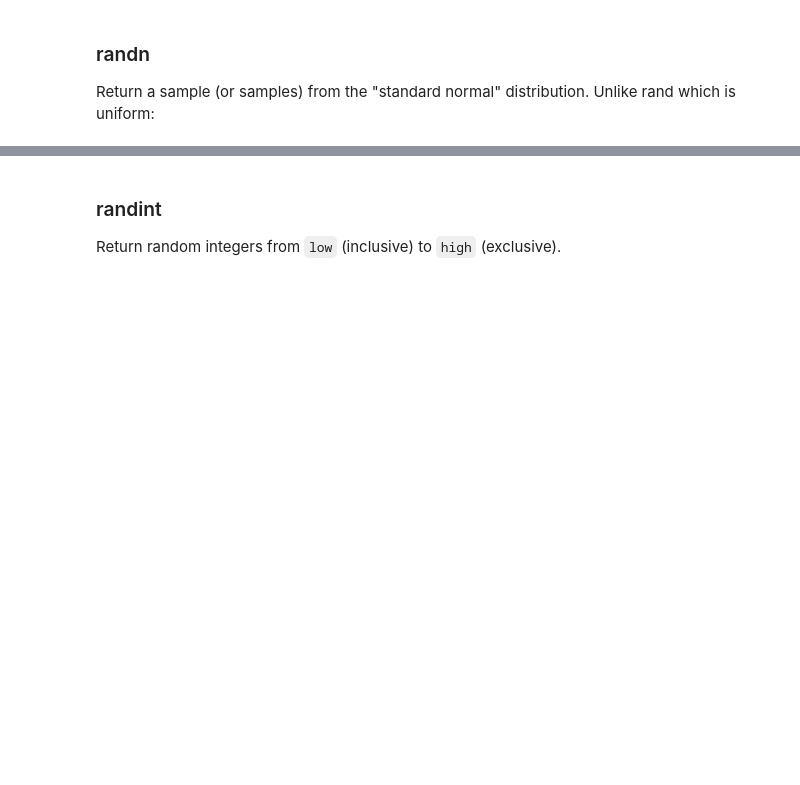
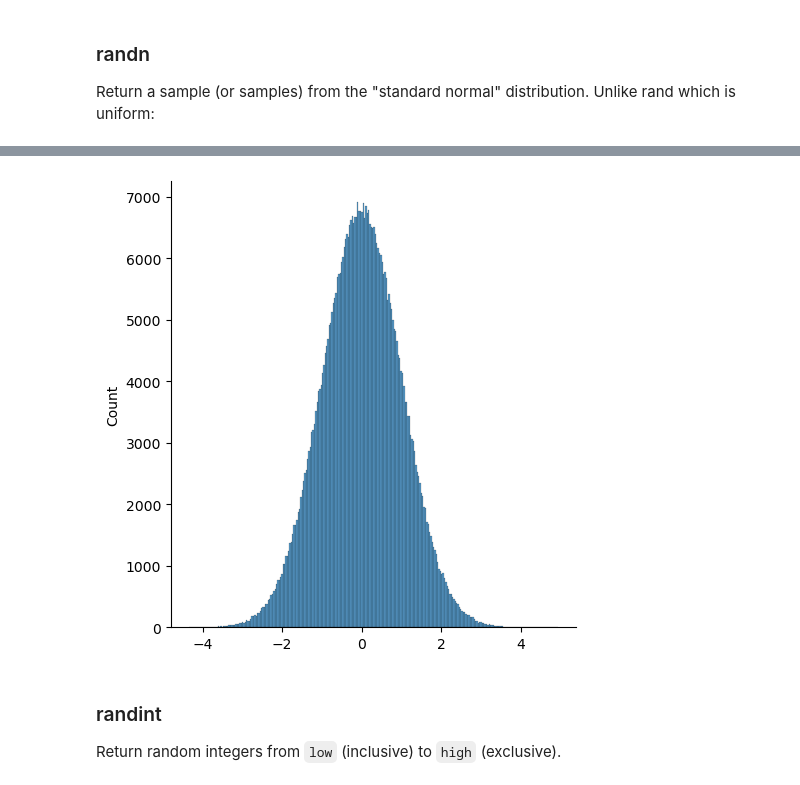
Before and after one commit to iamtushara/Python-Learning-Reference, a Jupyter notebook: notebooks/02-numpy/01-numpy-arrays.ipynb, the cells around one changed output, grey strips where cells are left out. Cells and saved outputs as stored; diff of their text form; code cells hidden in the pictures; blank space fills up the shorter version.

```diff
--- a/notebooks/02-numpy/01-numpy-arrays.ipynb
+++ b/notebooks/02-numpy/01-numpy-arrays.ipynb
@@ -244,3 +221,9 @@ array([[ 0.70154515,  0.22441999,  1.33563186,  0.82872577, -0.28247509],
+# %%
+randn = np.random.randn(500000)
+sns.displot(randn)
+plt.show()
+# %% [output]
+[figure, added]
 # %% [markdown]
 ### randint
 Return random integers from `low` (inclusive) to `high` (exclusive).
```
Also changed, not shown: parts of 33 cells of this notebook, 2 other files.
